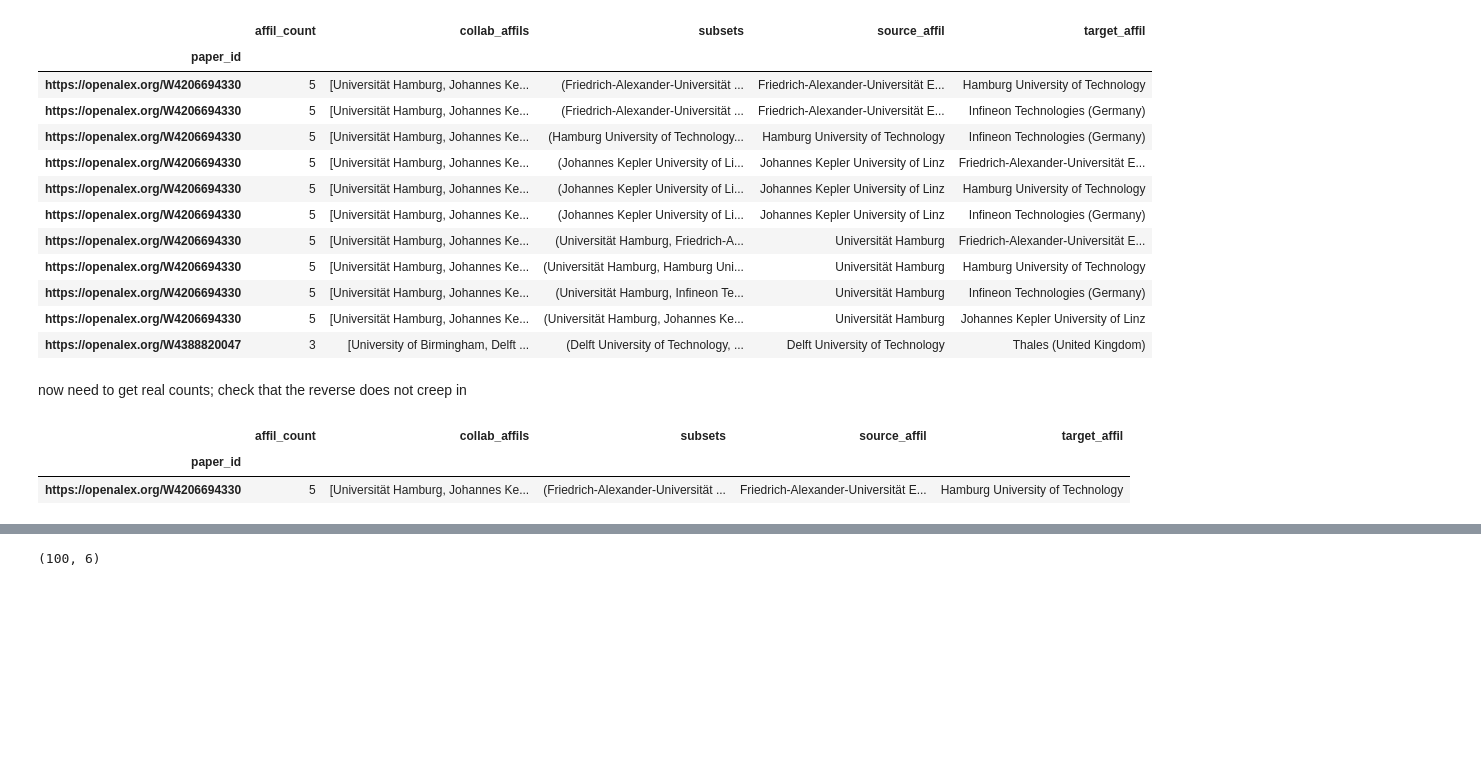
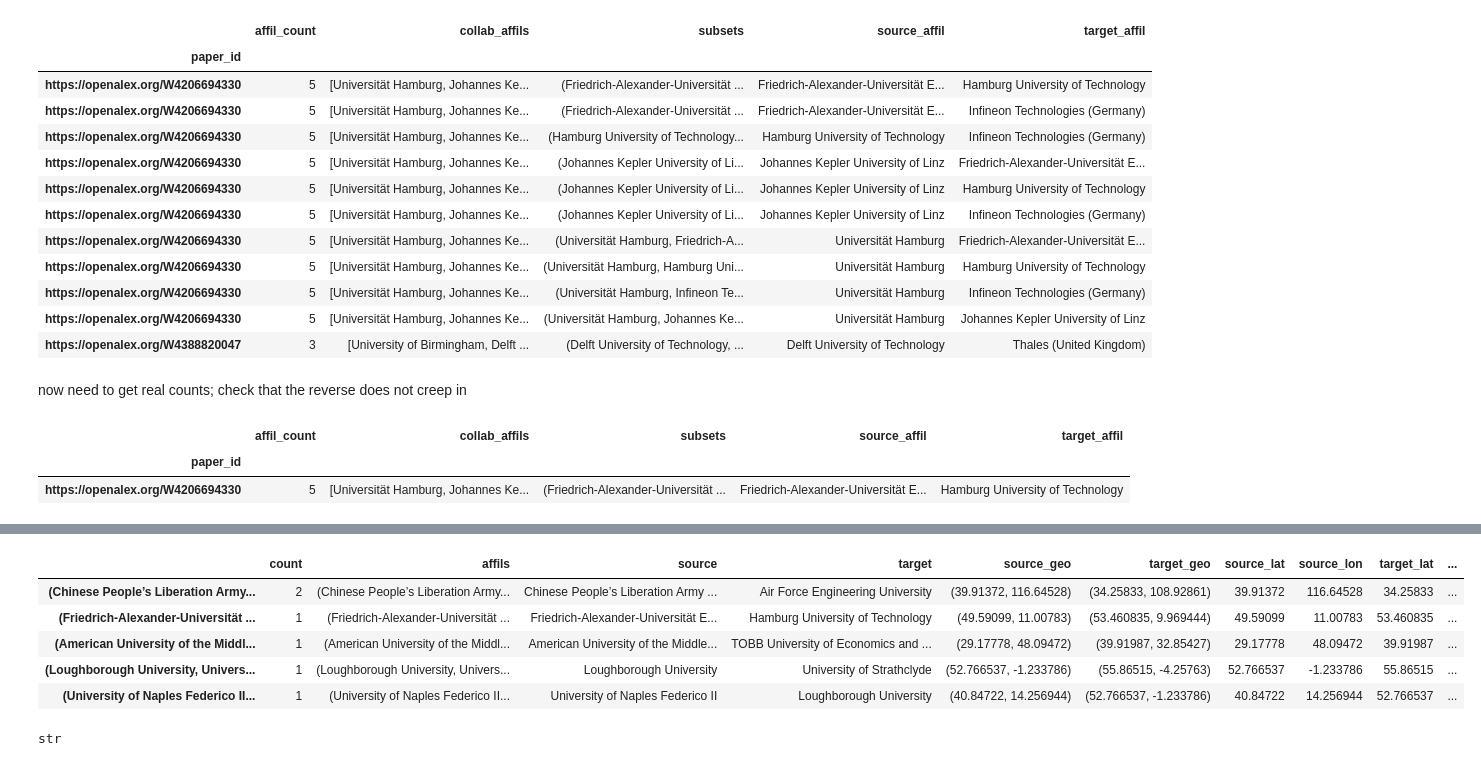
Before and after one commit to doolingdavidrs21/openalex-jamming-gpt4, a Jupyter notebook: updatechart.ipynb, the cells around one changed output, grey strips where cells are left out. Saved outputs shown, nothing was run; the diff lists cells and outputs as text; code cells hidden in the pictures; blank space fills up the shorter version.

```diff
--- a/updatechart.ipynb
+++ b/updatechart.ipynb
@@ -463 +474,4 @@ dfcollabs = pd.merge(flattened_df_1, flattened_df_2, left_index=True, right_inde
+# %%
+dfarc['source_geo'] = dfarc['source'].map(affil_geo_dict)
+dfarc['target_geo'] = dfarc['target'].map(affil_geo_dict)
 # %%
@@ -466,0 +486,18 @@ dfcollabs.shape
+# %%
+pattern = r"(-?\d+\.\d+), (-?\d+\.\d+)"
+dfarc[['source_lat', 'source_lon']] = dfarc['source_geo'].apply(str).str.extract(pattern)
+dfarc[['target_lat', 'target_lon']] = dfarc['target_geo'].apply(str).str.extract(pattern)
+# %%
+dfarc.head()
+# %% [output]
+|  | count | affils | source | target | source_geo | target_geo | source_lat | source_lon | target_lat | ... |
+| (Chinese People’s Liberation Army... | 2 | (Chinese People’s Liberation Army... | Chinese People’s Liberation Army ... | Air Force Engineering University | (39.91372, 116.64528) | (34.25833, 108.92861) | 39.91372 | 116.64528 | 34.25833 | ... |
+| (Friedrich-Alexander-Universität ... | 1 | (Friedrich-Alexander-Universität ... | Friedrich-Alexander-Universität E... | Hamburg University of Technology | (49.59099, 11.00783) | (53.460835, 9.969444) | 49.59099 | 11.00783 | 53.460835 | ... |
+| (American University of the Middl... | 1 | (American University of the Middl... | American University of the Middle... | TOBB University of Economics and ... | (29.17778, 48.09472) | (39.91987, 32.85427) | 29.17778 | 48.09472 | 39.91987 | ... |
+| (Loughborough University, Univers... | 1 | (Loughborough University, Univers... | Loughborough University | University of Strathclyde | (52.766537, -1.233786) | (55.86515, -4.25763) | 52.766537 | -1.233786 | 55.86515 | ... |
+| (University of Naples Federico II... | 1 | (University of Naples Federico II... | University of Naples Federico II | Loughborough University | (40.84722, 14.256944) | (52.766537, -1.233786) | 40.84722 | 14.256944 | 52.766537 | ... |
+# %%
+import pydeck as pdk
+type(dfarc['source_lat'].iloc[0])
+# %% [output]
+str
@@ -467,7 +526,5 @@ dfcollabs.shape
 # %%
-dfcollabs.loc['https://openalex.org/W4206694330'].shape
+#dfcollabs.loc['https://openalex.org/W4206694330'].shape
-# %% [output]
-(100, 6)
 # %%
 #dfcollabs = dfcollabs[(dfcollabs['collab_affils_x'] != dfcollabs['collab_affils_y'])].copy()
 #dfcollabs.shape
```
Also changed, not shown: parts of 11 cells of this notebook.
